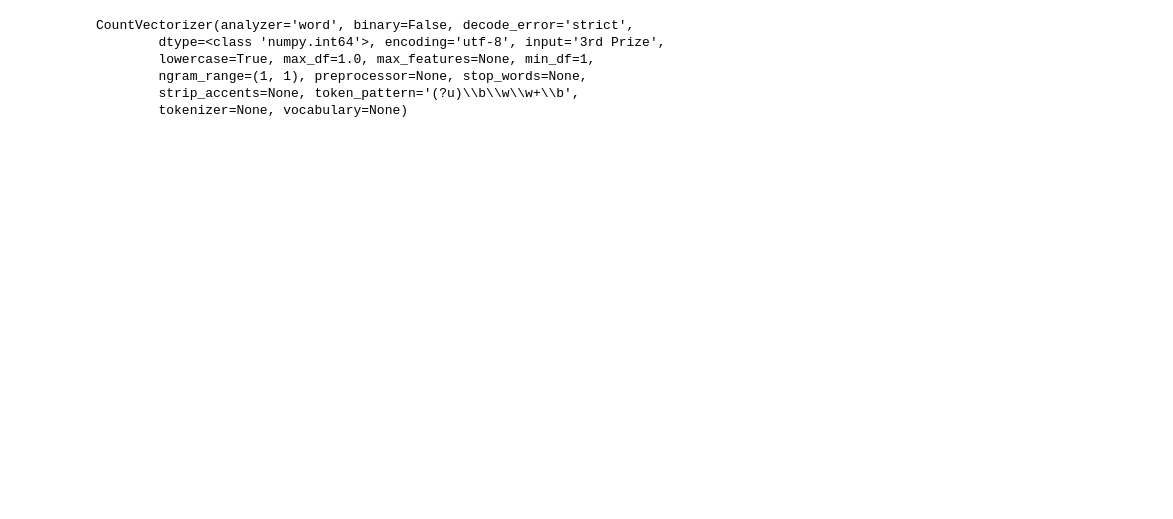
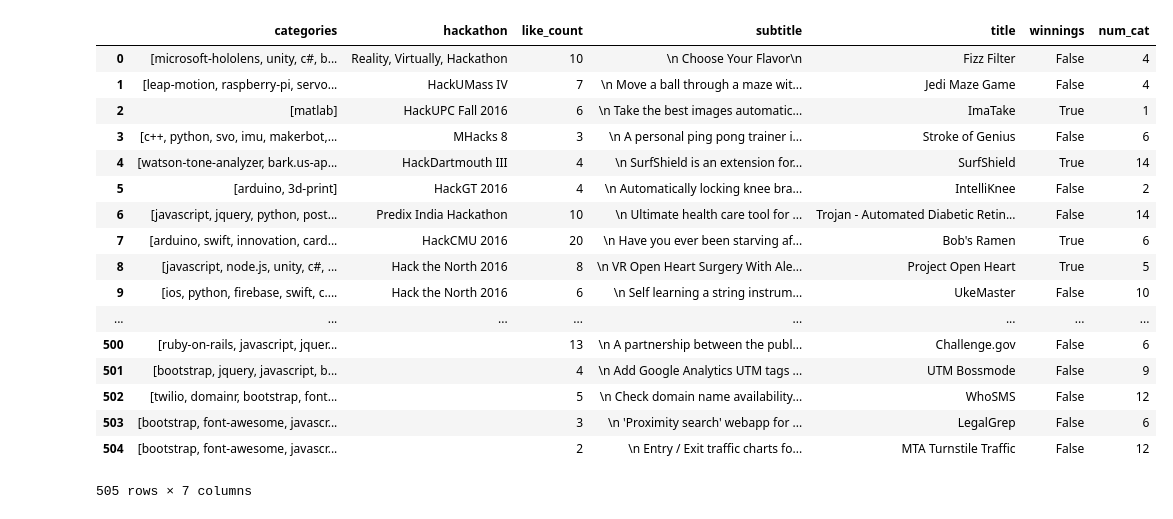
Before and after one commit to benawad/hackrice, a Jupyter notebook: devpost.ipynb, the cells around one changed output. Saved outputs shown, nothing was run; the diff lists cells and outputs as text; code cells hidden in the pictures; blank space fills up the shorter version.

```diff
--- a/devpost.ipynb
+++ b/devpost.ipynb
@@ -92,12 +122,33 @@ def clean_winnings(s):
     return s
 # %%
 df['winnings'] = df['winnings'].apply(lambda x: list(map(clean_winnings, x)))
-# %%
-CountVectorizer("3rd Prize")
-# %% [output]
-CountVectorizer(analyzer='word', binary=False, decode_error='strict',
-        dtype=<class 'numpy.int64'>, encoding='utf-8', input='3rd Prize',
-        lowercase=True, max_df=1.0, max_features=None, min_df=1,
-        ngram_range=(1, 1), preprocessor=None, stop_words=None,
-        strip_accents=None, token_pattern='(?u)\\b\\w\\w+\\b',
-        tokenizer=None, vocabulary=None)
+# %%
+def isWinner(df):
+    df['winnings'] = df['winnings'].apply(lambda x: len(x) > 0)
+    return df
+# %%
+df = isWinner(df)
+# %%
+df['num_cat'] = df['categories'].apply(lambda x: len(x))
+df['like_count'] = df['like_count'].astype(int)
+# %%
+df
+# %% [output]
+|  | categories | hackathon | like_count | subtitle | title | winnings | num_cat |
+| 0 | [microsoft-hololens, unity, c#, b... | Reality, Virtually, Hackathon | 10 | \n Choose Your Flavor\n | Fizz Filter | False | 4 |
+| 1 | [leap-motion, raspberry-pi, servo... | HackUMass IV | 7 | \n Move a ball through a maze wit... | Jedi Maze Game | False | 4 |
+| 2 | [matlab] | HackUPC Fall 2016 | 6 | \n Take the best images automatic... | ImaTake | True | 1 |
+| 3 | [c++, python, svo, imu, makerbot,... | MHacks 8 | 3 | \n A personal ping pong trainer i... | Stroke of Genius | False | 6 |
+| 4 | [watson-tone-analyzer, bark.us-ap... | HackDartmouth III | 4 | \n SurfShield is an extension for... | SurfShield | True | 14 |
+| 5 | [arduino, 3d-print] | HackGT 2016 | 4 | \n Automatically locking knee bra... | IntelliKnee | False | 2 |
+| 6 | [javascript, jquery, python, post... | Predix India Hackathon | 10 | \n Ultimate health care tool for ... | Trojan - Automated Diabetic Retin... | False | 14 |
+| 7 | [arduino, swift, innovation, card... | HackCMU 2016 | 20 | \n Have you ever been starving af... | Bob's Ramen | True | 6 |
+| 8 | [javascript, node.js, unity, c#, ... | Hack the North 2016 | 8 | \n VR Open Heart Surgery With Ale... | Project Open Heart | True | 5 |
+| 9 | [ios, python, firebase, swift, c.... | Hack the North 2016 | 6 | \n Self learning a string instrum... | UkeMaster | False | 10 |
+| ... | ... | ... | ... | ... | ... | ... | ... |
+| 500 | [ruby-on-rails, javascript, jquer... |  | 13 | \n A partnership between the publ... | Challenge.gov | False | 6 |
+| 501 | [bootstrap, jquery, javascript, b... |  | 4 | \n Add Google Analytics UTM tags ... | UTM Bossmode | False | 9 |
+| 502 | [twilio, domainr, bootstrap, font... |  | 5 | \n Check domain name availability... | WhoSMS | False | 12 |
+| 503 | [bootstrap, font-awesome, javascr... |  | 3 | \n 'Proximity search' webapp for ... | LegalGrep | False | 6 |
+| 504 | [bootstrap, font-awesome, javascr... |  | 2 | \n Entry / Exit traffic charts fo... | MTA Turnstile Traffic | False | 12 |
+505 rows × 7 columns
```
Also changed, not shown: parts of 6 cells of this notebook, 1 other file.
